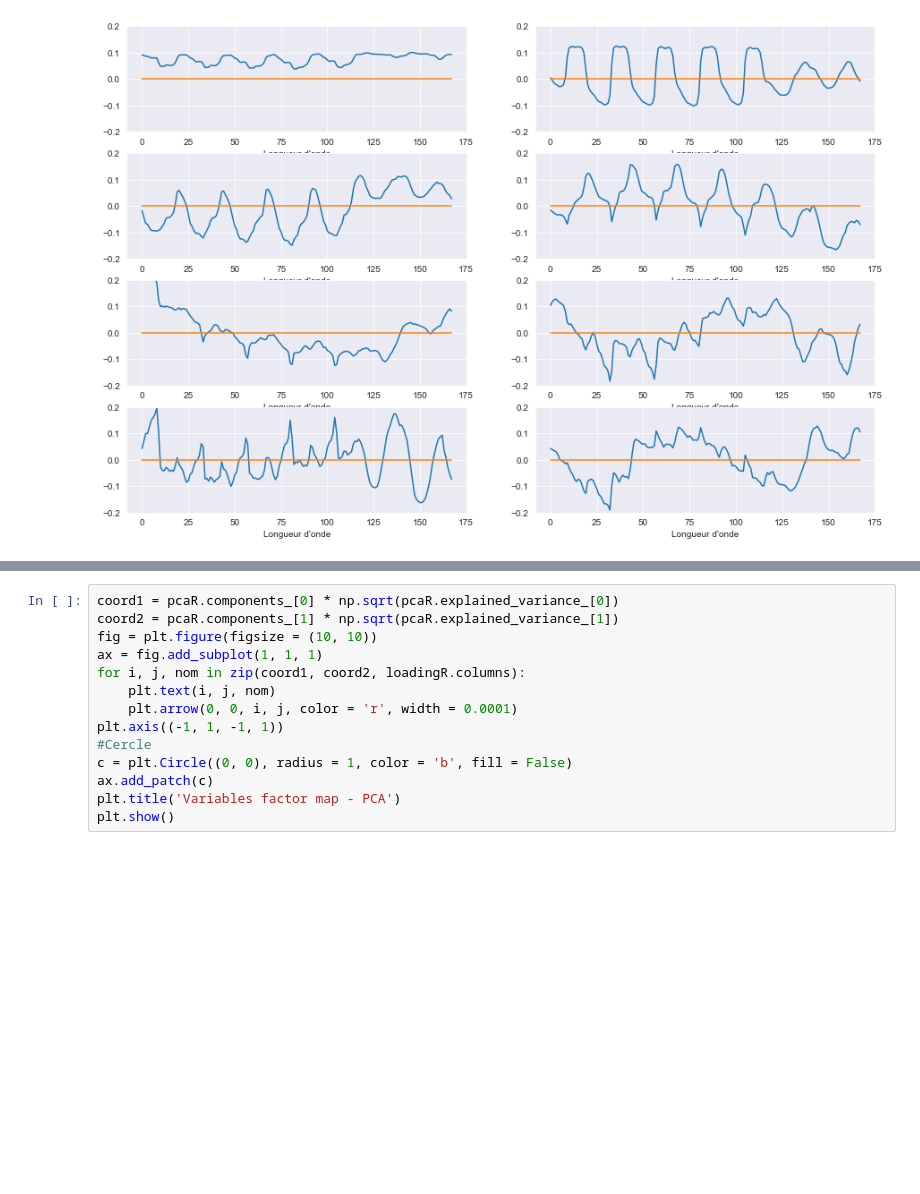
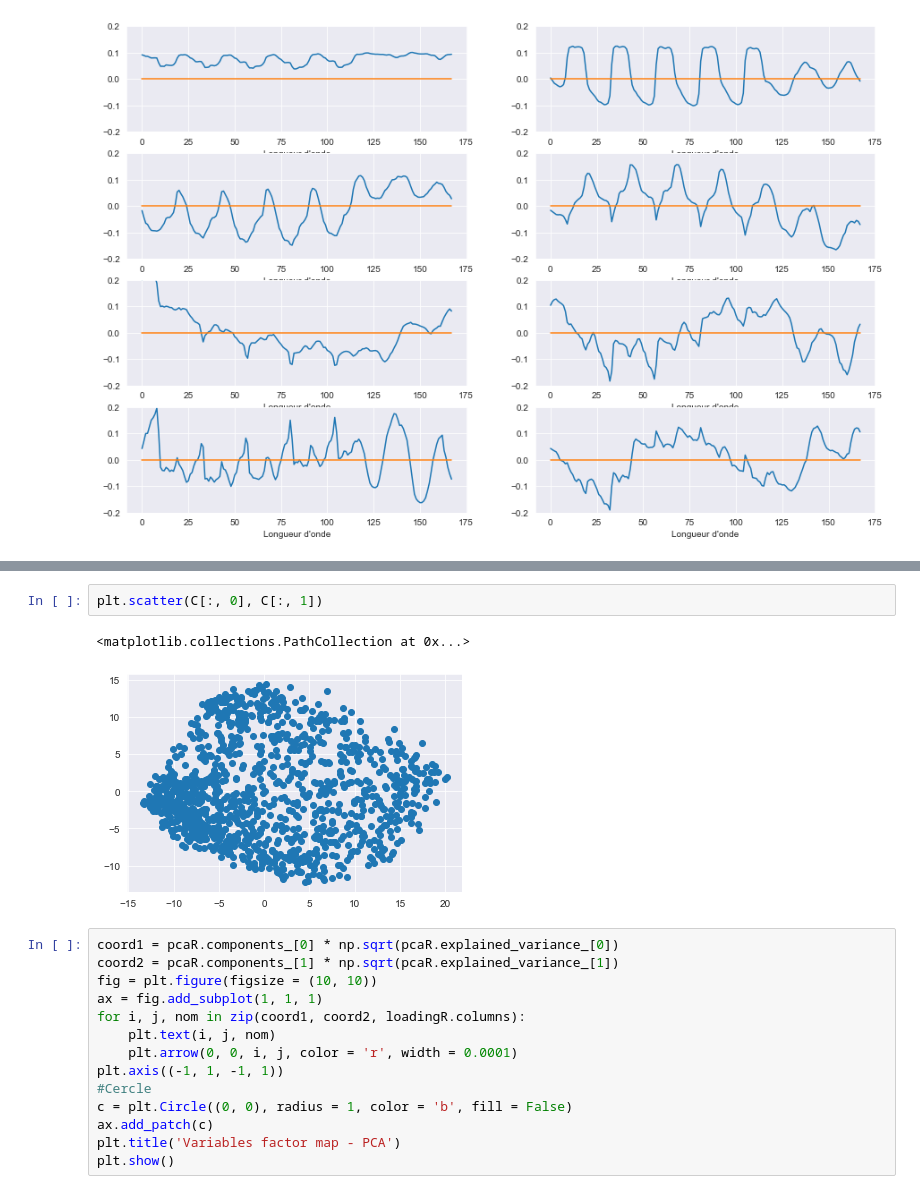
Before and after one commit to paul-corbalan/Data-analysis-Project-4Y-INSA, a Jupyter notebook: project_python.ipynb, the cells around one changed output, grey strips where cells are left out. Saved outputs shown, nothing was run; the diff lists cells and outputs as text; blank space fills up the shorter version.

```diff
--- a/project_python.ipynb
+++ b/project_python.ipynb
@@ -464,3 +467,8 @@ plt.show()
+# %%
+plt.scatter(C[:, 0], C[:, 1])
+# %% [output]
+<matplotlib.collections.PathCollection at 0x...>
+[figure, added]
 # %%
 coord1 = pcaR.components_[0] * np.sqrt(pcaR.explained_variance_[0])
 coord2 = pcaR.components_[1] * np.sqrt(pcaR.explained_variance_[1])
```
Also changed, not shown: parts of 19 cells of this notebook.
